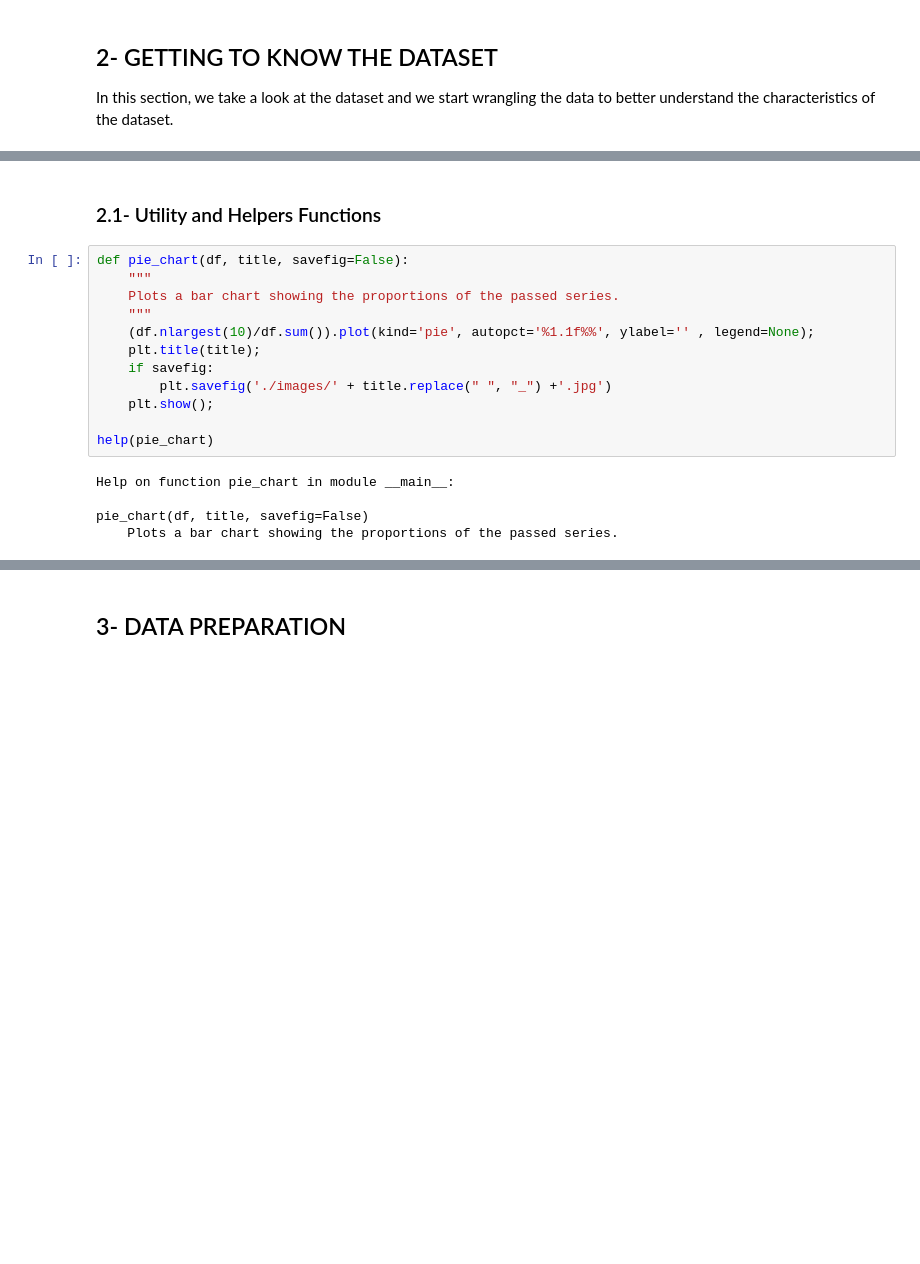
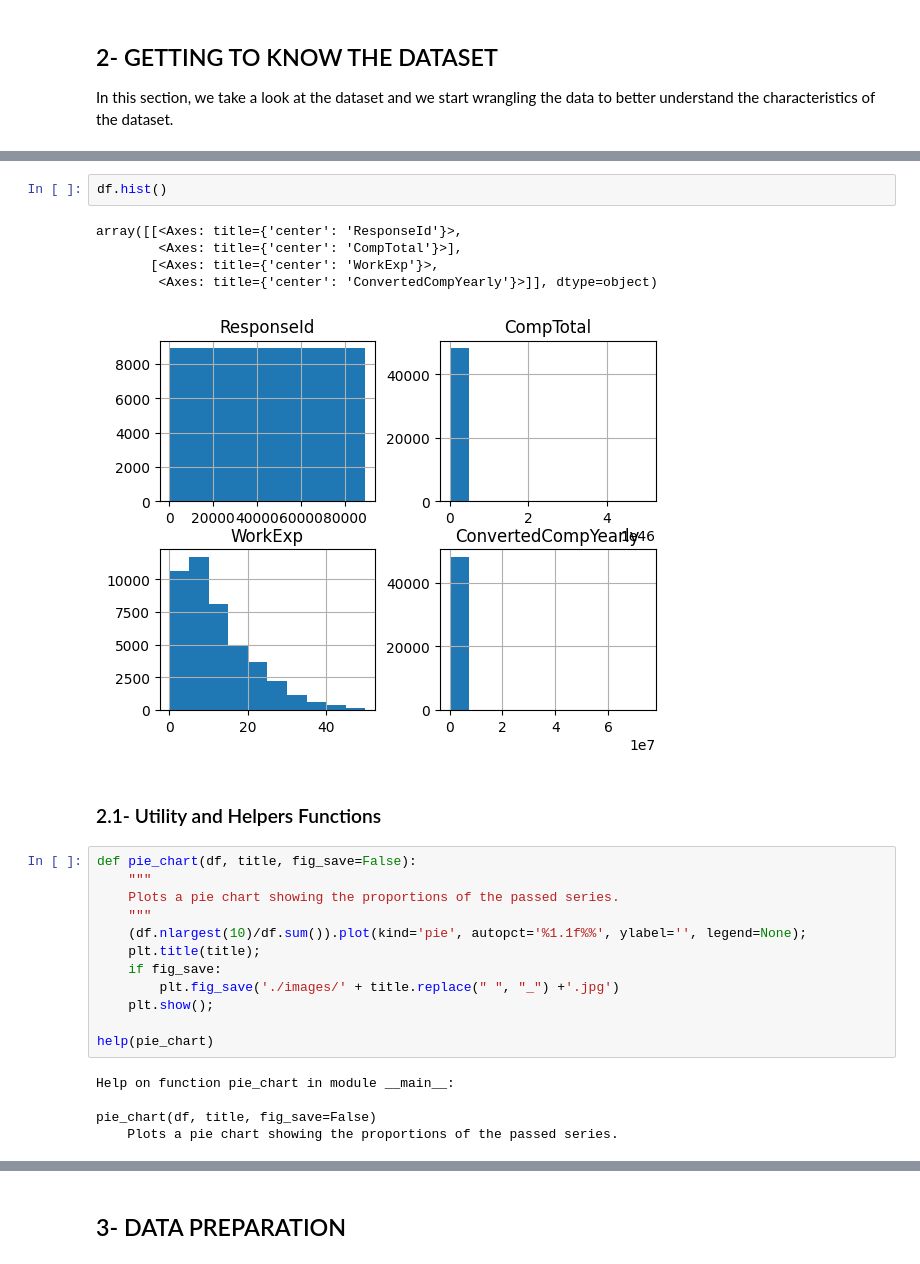
Before and after one commit to fab7/LAB-Data-Science-Blog-Post, a Jupyter notebook: notebook/who_are_the_rust_users.ipynb, the cells around one changed output, grey strips where cells are left out. Drawn from its saved outputs; the diff is of its cells as text; blank space fills up the shorter version.

```diff
--- a/notebook/who_are_the_rust_users.ipynb
+++ b/notebook/who_are_the_rust_users.ipynb
@@ -74,20 +92,28 @@ The dataset contains 89184 rows and 84 columns.
+# %%
+df.hist()
+# %% [output]
+array([[<Axes: title={'center': 'ResponseId'}>,
+        <Axes: title={'center': 'CompTotal'}>],
+       [<Axes: title={'center': 'WorkExp'}>,
+        <Axes: title={'center': 'ConvertedCompYearly'}>]], dtype=object)
+[figure, added]
 # %% [markdown]
 ### 2.1- Utility and Helpers Functions
 # %%
-def pie_chart(df, title, savefig=False):
+def pie_chart(df, title, fig_save=False):
     """
-    Plots a bar chart showing the proportions of the passed series.
+    Plots a pie chart showing the proportions of the passed series.
     """
-    (df.nlargest(10)/df.sum()).plot(kind='pie', autopct='%1.1f%%', ylabel='' , legend=None);
+    (df.nlargest(10)/df.sum()).plot(kind='pie', autopct='%1.1f%%', ylabel='', legend=None);
     plt.title(title);
-    if savefig:
-        plt.savefig('./images/' + title.replace(" ", "_") +'.jpg')
+    if fig_save:
+        plt.fig_save('./images/' + title.replace(" ", "_") +'.jpg')
     plt.show();
 
 help(pie_chart)
 # %% [output]
 Help on function pie_chart in module __main__:
 
-pie_chart(df, title, savefig=False)
-    Plots a bar chart showing the proportions of the passed series.
+pie_chart(df, title, fig_save=False)
+    Plots a pie chart showing the proportions of the passed series.
 # %%
```
Also changed, not shown: parts of 43 cells of this notebook.
